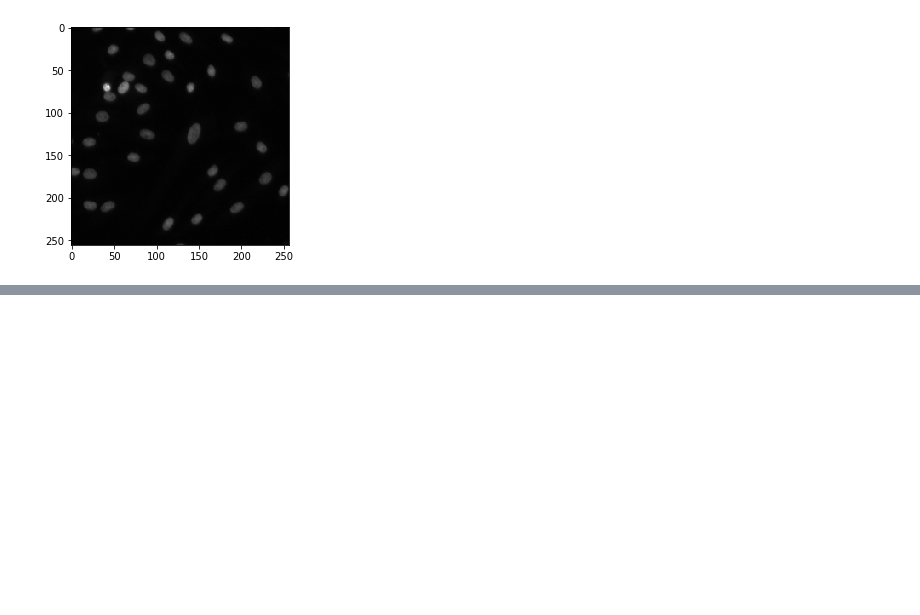
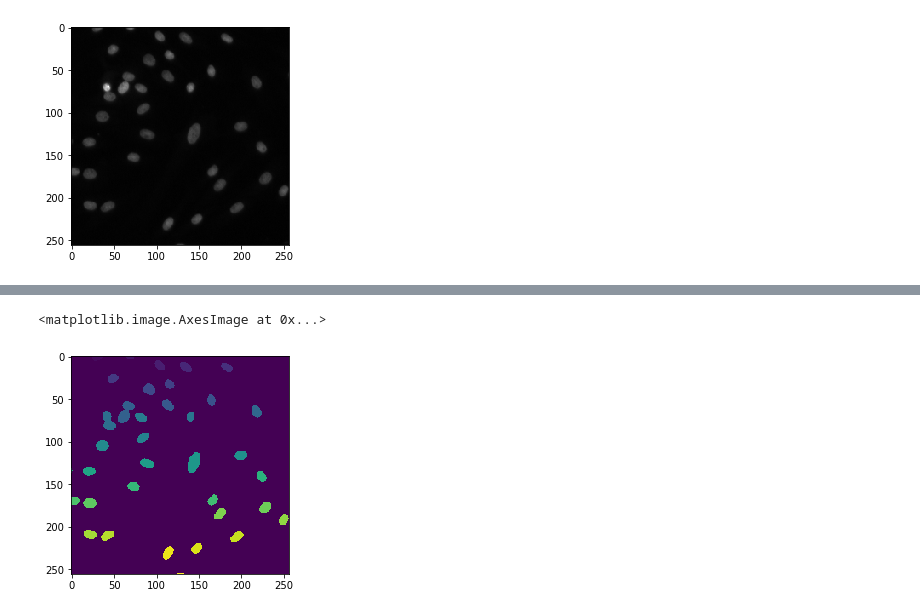
Before and after one commit to Olosny/Nuclei, a Jupyter notebook: visualize_images.ipynb, the cells around one changed output, grey strips where cells are left out. Drawn from its saved outputs; the diff is of its cells as text; code cells hidden in the pictures; blank space fills up the shorter version.

```diff
--- a/visualize_images.ipynb
+++ b/visualize_images.ipynb
@@ -19,0 +72,16 @@ plt.imshow(rgb2gray(images[1]), cmap='gray')
+# %%
+thresh = threshold_otsu(img_bw)
+
+binary_img = img_bw <= thresh
+# %%
+from skimage.morphology import label
+
+labelled_image = label(binary_img < 0.5)
+
+l_min = 1
+l_max = labelled_image.max()
+# %%
+plt.imshow(labelled_image)
+# %% [output]
+<matplotlib.image.AxesImage at 0x...>
+[figure, added]
```
Also changed, not shown: parts of 10 cells of this notebook.
